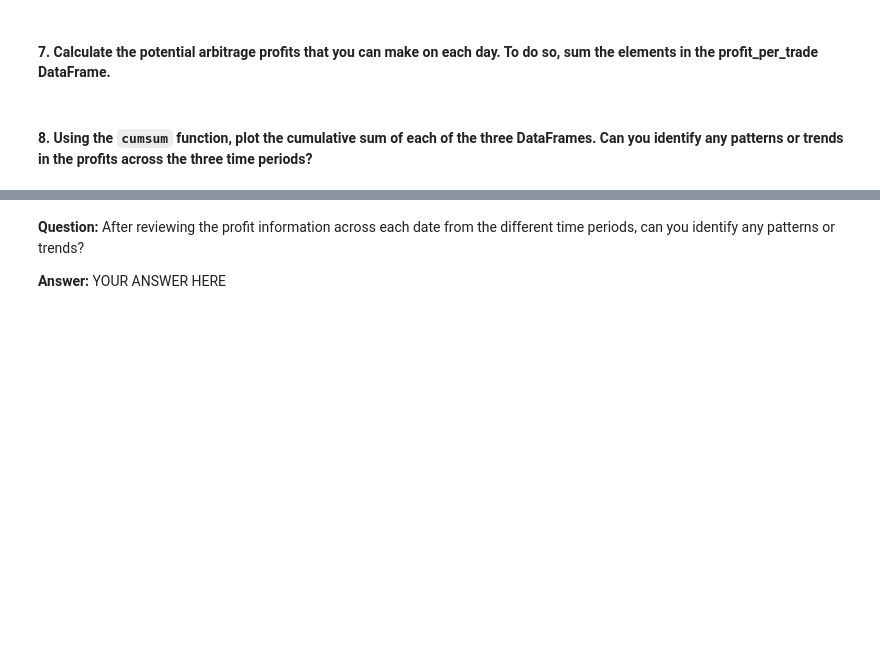
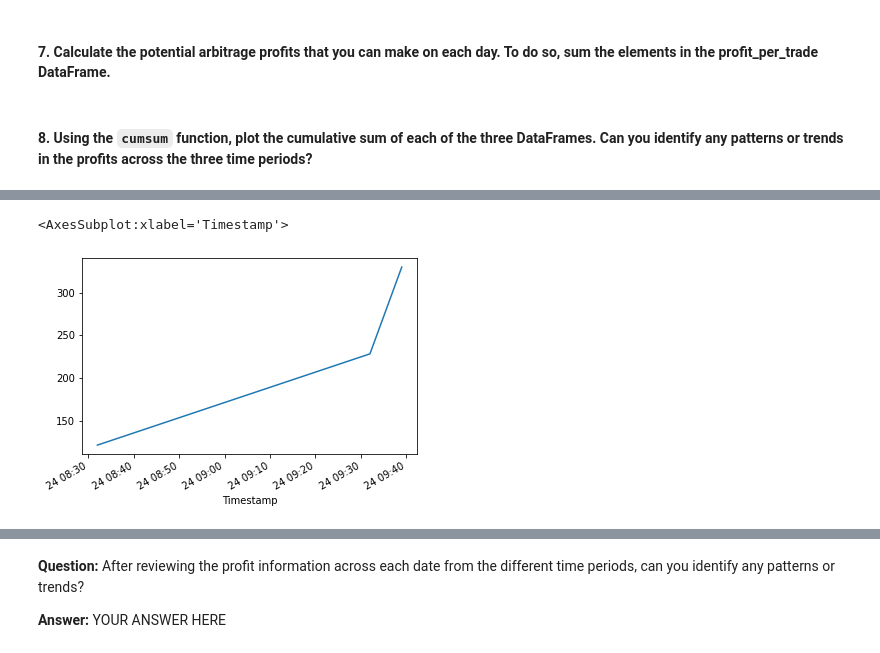
Before and after one commit to smruthid/FinancialAnalysisOfBitcoin, a Jupyter notebook: crypto_arbitrage.ipynb, the cells around one changed output, grey strips where cells are left out. Saved outputs shown, nothing was run; the diff lists cells and outputs as text; code cells hidden in the pictures; blank space fills up the shorter version.

```diff
--- a/crypto_arbitrage.ipynb
+++ b/crypto_arbitrage.ipynb
@@ -680,0 +688,5 @@ AttributeError: 'numpy.float64' object has no attribute 'plot'
+# %%
+cumulative_profit_middle.plot()
+# %% [output]
+<AxesSubplot:xlabel='Timestamp'>
+[figure, added]
```
Also changed, not shown: parts of 11 cells of this notebook.
